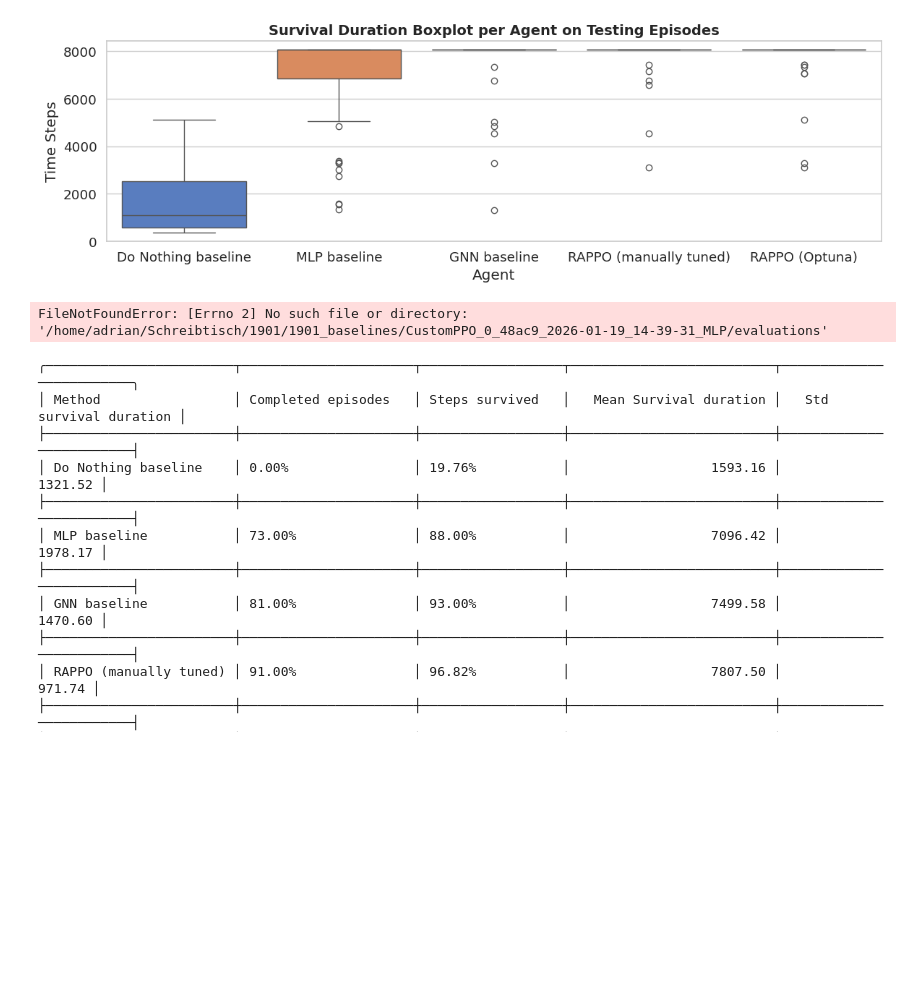
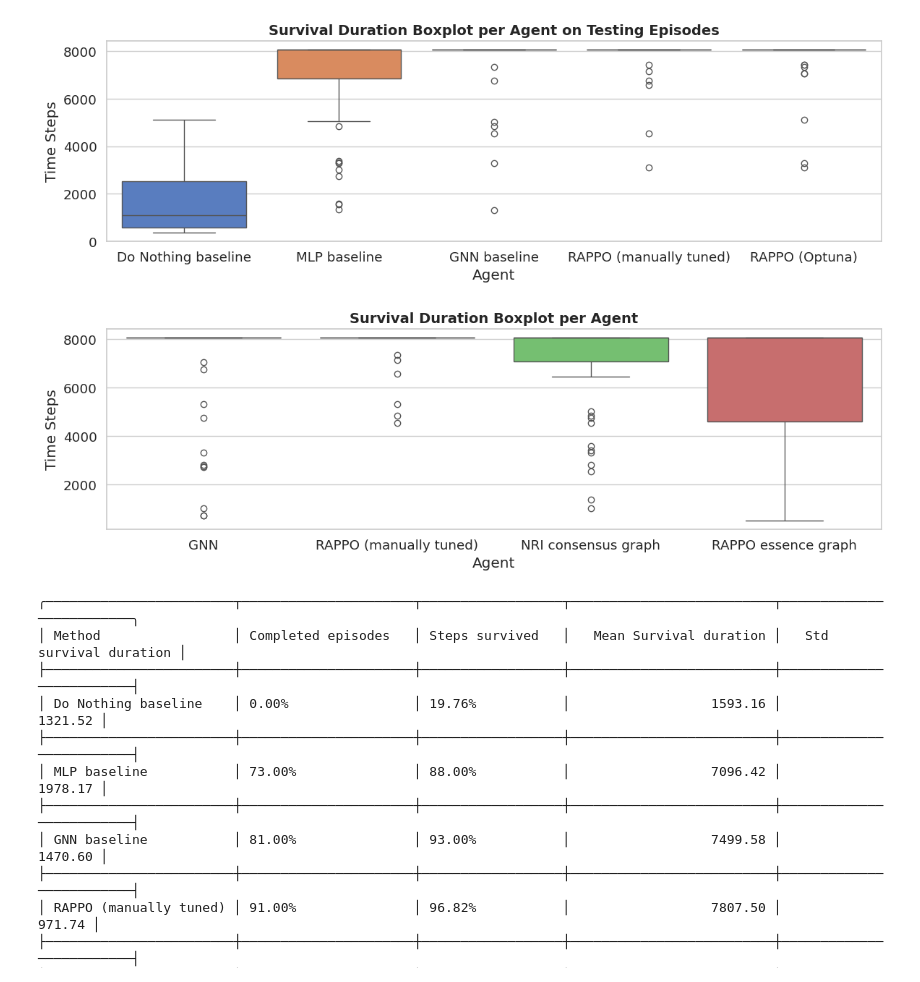
Before and after one commit to HansDampf37/NRI-for-explainable-RL-in-Power-Grids, a Jupyter notebook: src/visualization/visualize_agent_eval_results.ipynb, the cells around one changed output. Cells and saved outputs as stored; diff of their text form; code cells hidden in the pictures; blank space fills up the shorter version.

Commit message:
plotting

```diff
--- a/src/visualization/visualize_agent_eval_results.ipynb
+++ b/src/visualization/visualize_agent_eval_results.ipynb
@@ -53,29 +53,29 @@ visualize_agent_survival(test, save_to=Path("../../results/comparisons/comp_test
 # %%
 #ppo_gnn_metrics = get_evaluation_metrics(Path("/home/adrian/Dev/NRI-for-explainable-RL-in-Power-Grids/results/experiments/1001_compare_all/GNN_CustomPPO_0_47ac9_2026-01-09_19-01-53/evaluations"), "GNN")
 #ppo_mlp_metrics = get_evaluation_metrics(Path("/home/adrian/Dev/NRI-for-explainable-RL-in-Power-Grids/results/experiments/1001_compare_all/MLP_CustomPPO_0_98de8_2026-01-09_19-04-10/evaluations"), "MLP (now)")
 # ppo_nri_gnn_metrics = get_evaluation_metrics(Path("/home/adrian/Dev/NRI-for-explainable-RL-in-Power-Grids/results/experiments/1001_compare_all/NRI_GNN_CustomPPO_0_b4e4e_2026-01-09_19-55-03/evaluations"), "NRI-GNN")
 #ppo_ra_gnn_metrics = get_evaluation_metrics(Path("/home/adrian/Schreibtisch/1801_rappo_with_anneal_different_betas/CustomPPO_0_5448b_2026-01-18_14-26-43/evaluations/"), "RA-GNN")
 #ppo_ra_gnn_low_beta_metrics = get_evaluation_metrics(Path("/home/adrian/Dev/NRI-for-explainable-RL-in-Power-Grids/results/experiments/1201_ragnn_prior1_high_beta_temp0_like_gnn/CustomPPO_0_420a7_2026-01-12_13-21-44/evaluations"), "GNN-like")
 #old_ppo_performance = get_evaluation_metrics(Path("/home/adrian/Schreibtisch/improve_baseline/evaluations/baselines/ppo/mlp_2025-12-13_17-39-58_510/checkpoints/checkpoint_100000/agent/val/"), "MLP (previously)")
 #reco = get_evaluation_metrics(Path("/home/adrian/Dev/NRI-for-explainable-RL-in-Power-Grids/results/evaluations/reco_powerline_agent/val"), "Do Nothing")
 #mlp_rainbow = get_evaluation_metrics(Path("/home/adrian/Schreibtisch/1901/1901_rainbow_baselines/CustomPPO_0_98414_2026-01-19_18-23-39_MLP/evaluations/"), "Rainbow MLP")
 #nri_rainbow = get_evaluation_metrics(Path("/home/adrian/Schreibtisch/1901/1901_rainbow_baselines/CustomPPO_0_9c9d6_2026-01-19_18-23-46_NRI/evaluations/"), "Rainbow NRI GNN")
 #gnn_rainbow = get_evaluation_metrics(Path("/home/adrian/Schreibtisch/1901/1901_rainbow_baselines/CustomPPO_0_9c7db_2026-01-19_18-23-46_GNN/evaluations/"), "Rainbow GNN")
 #rappo_rainbow = get_evaluation_metrics(Path("/home/adrian/Schreibtisch/1901/1901_rainbow_rappo_with_anneal_different_betas/CustomPPO_0_99337_2026-01-19_18-23-41/evaluations/"), "Rainbow RAPPO")
-mlp = get_evaluation_metrics(Path("/home/adrian/Schreibtisch/1901/1901_baselines/CustomPPO_0_48ac9_2026-01-19_14-39-31_MLP/evaluations/"), "MLP")
+#mlp = get_evaluation_metrics(Path("/home/adrian/Schreibtisch/1901/1901_baselines/CustomPPO_0_48ac9_2026-01-19_14-39-31_MLP/evaluations/"), "MLP")
 nri = get_evaluation_metrics(Path("/home/adrian/Schreibtisch/1901/1901_baselines/CustomPPO_0_4eebd_2026-01-19_14-39-41_NRI/evaluations/"), "NRI consensus graph")
 gnn = get_evaluation_metrics(Path("/home/adrian/Schreibtisch/1901/1901_baselines/CustomPPO_0_4cbd2_2026-01-19_14-39-38_GNN/evaluations/"), "GNN")
 rappo = get_evaluation_metrics(Path("/home/adrian/Schreibtisch/1901/1901_rappo_with_anneal_different_betas/CustomPPO_0_426b7_2026-01-19_10-28-48/evaluations/"), "RAPPO (manually tuned)")
 fixed_rappo = get_evaluation_metrics(Path("/home/adrian/Schreibtisch/3001_baselines/CustomPPO_0_5c5fd_2026-01-30_13-01-07/evaluations/"), "RAPPO essence graph")
 #rappognn = get_evaluation_metrics(Path("/home/adrian/Schreibtisch/0201_baselines/CustomPPO_0_37fb5_2026-02-02_11-52-07/evaluations/"), "RAPPO-GNN")
 #rappo_new = get_evaluation_metrics(Path("/home/adrian/Schreibtisch/0302_OPT_RAGNN/CustomPPO_3087133_5b7242a3_2026-02-03_14-17-38/evaluations/"), "RAPPO (optuna)")
 #to_be_compared = [reco, mlp, gnn, rappo, rappo_new]# rappognn, fixed_rappo, rappo, rappo_new]#reco, mlp_rainbow, gnn, nri, rappo, rappognn]#, rappo]
 to_be_compared_fixed_graphs = [gnn, rappo, nri, fixed_rappo]
 
-visualize_agent_survival(to_be_compared_fixed_graphs, save_to=Path("../../results/comparisons/baselines_vs_rappo.svg"), show=False)
-visualize_agent_survival(to_be_compared_fixed_graphs, save_to=Path("../../results/comparisons/baselines_vs_rappo.png"), show=True)
+visualize_agent_survival(to_be_compared_fixed_graphs, save_to=Path("../../results/comparisons/fixed_graphs.svg"), show=False)
+visualize_agent_survival(to_be_compared_fixed_graphs, save_to=Path("../../results/comparisons/fixed_graph.png"), show=True)
 # %% [output]
-FileNotFoundError: [Errno 2] No such file or directory: '/home/adrian/Schreibtisch/1901/1901_baselines/CustomPPO_0_48ac9_2026-01-19_14-39-31_MLP/evaluations'
+[figure, added]
 # %%
 import numpy as np
 from tabulate import tabulate
```
Also changed, not shown: 4 other files.
